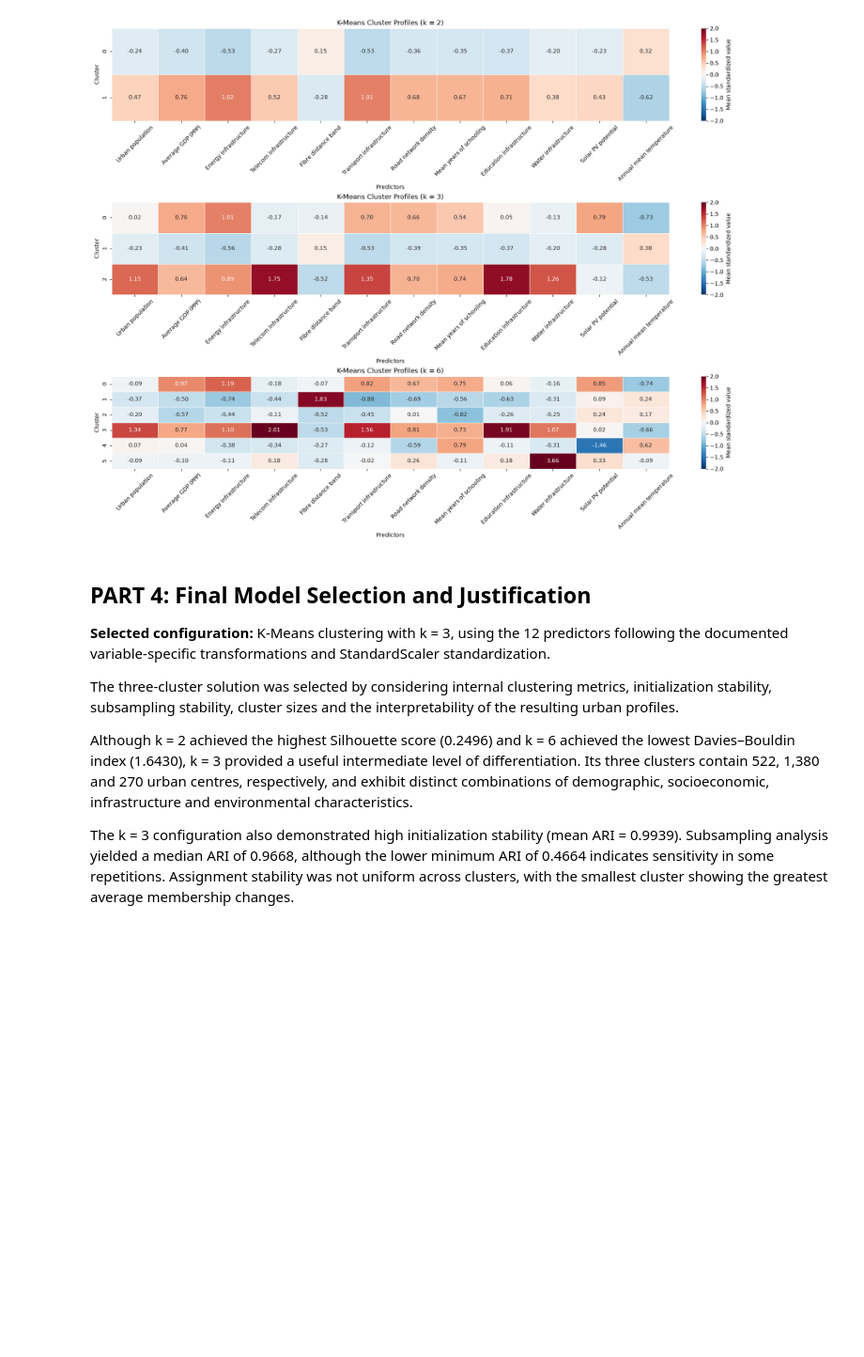
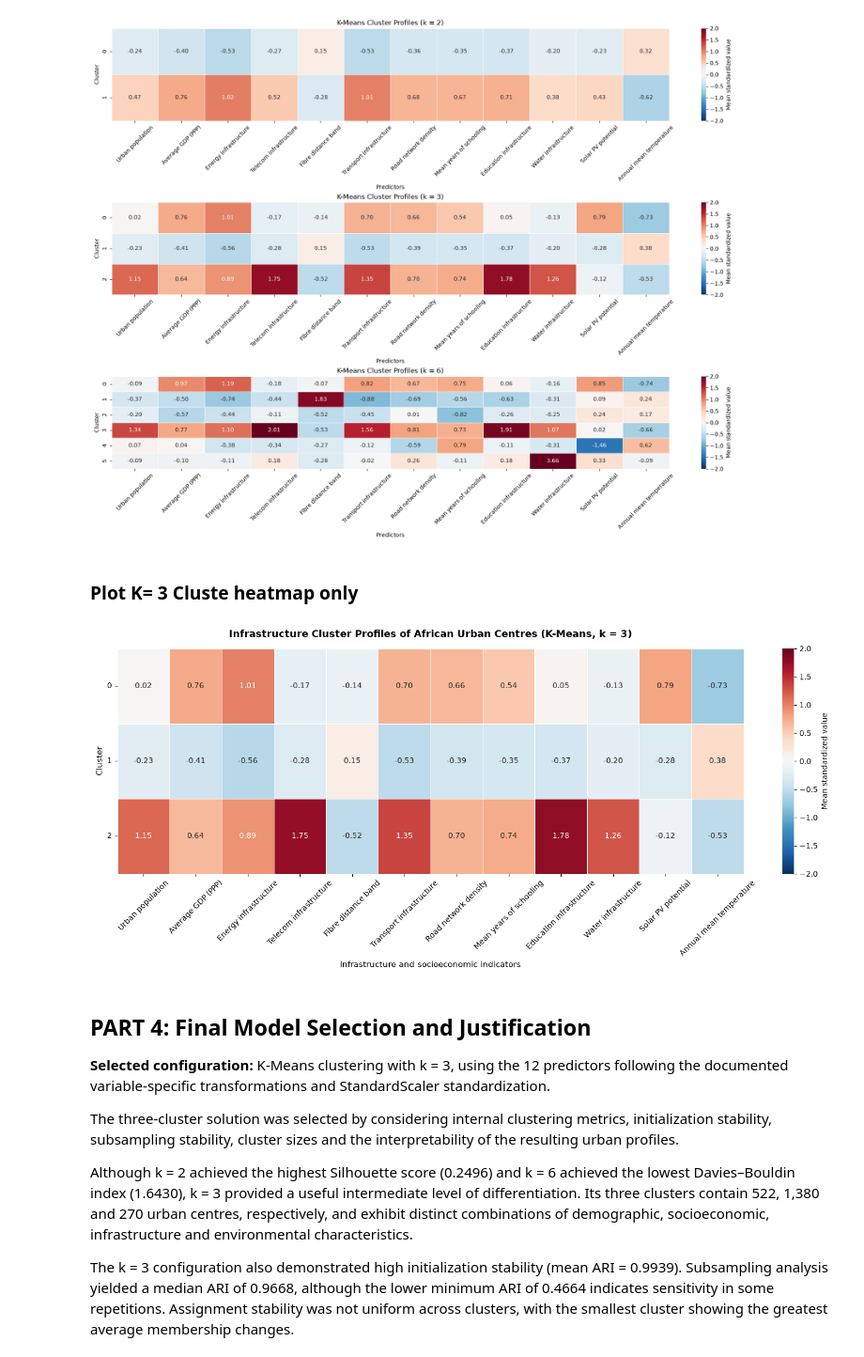
Before and after one commit to purityrima/africa-ai-readiness-investment-intelligence, a Jupyter notebook: notebooks/03_model_evaluation.ipynb, the cells around one changed output. Shown at 94% size. Drawn from its saved outputs; the diff is of its cells as text; code cells hidden in the pictures; blank space fills up the shorter version.

Commit message:
Finalize model evaluation notebook and cluster profile visualizations

```diff
--- a/notebooks/03_model_evaluation.ipynb
+++ b/notebooks/03_model_evaluation.ipynb
@@ -854,6 +854,66 @@ for ax, k in zip(axes, [2, 3, 6]):
 plt.show()
 # %% [output]
 [figure]
+# %% [markdown]
+### Plot K= 3 Cluste heatmap only
+# %%
+
+# Publication-quality heatmap for the selected K-Means model (k = 3)
+# Reuses existing cluster profiles without refitting the model
+
+profile_k3 = cluster_profiles[3].rename(
+    columns=predictor_labels
+)
+
+fig, ax = plt.subplots(figsize=(15, 6.5))
+
+sns.heatmap(
+    profile_k3,
+    ax=ax,
+    cmap="RdBu_r",
+    center=0,
+    vmin=-2,
+    vmax=2,
+    annot=True,
+    fmt=".2f",
+    linewidths=0.5,
+    cbar_kws={"label": "Mean standardized value"}
+)
+
+ax.set_title(
+    "Infrastructure Cluster Profiles of African Urban Centres (K-Means, k = 3)",
+    fontsize=13,
+    fontweight="bold",
+    pad=15
+)
+
+ax.set_xlabel("Infrastructure and socioeconomic indicators", fontsize=11)
+ax.set_ylabel("Cluster", fontsize=11)
+ax.tick_params(axis="x", rotation=45)
+ax.tick_params(axis="y", rotation=0)
+
+plt.tight_layout()
+
+# Create the output folder if it does not exist
+from pathlib import Path
+Path("outputs").mkdir(parents=True, exist_ok=True)
+
+# Save high-resolution PNG
+plt.savefig(
+    "outputs/KMeans_Cluster_Profiles_k3.png",
+    dpi=300,
+    bbox_inches="tight"
+)
+
+# Save vector SVG
+plt.savefig(
+    "outputs/KMeans_Cluster_Profiles_k3.svg",
+    bbox_inches="tight"
+)
+
+plt.show()
+# %% [output]
+[figure, added]
 # %% [markdown]
 ## PART 4: Final Model Selection and Justification
 
```
Also changed, not shown: 2 other files.
